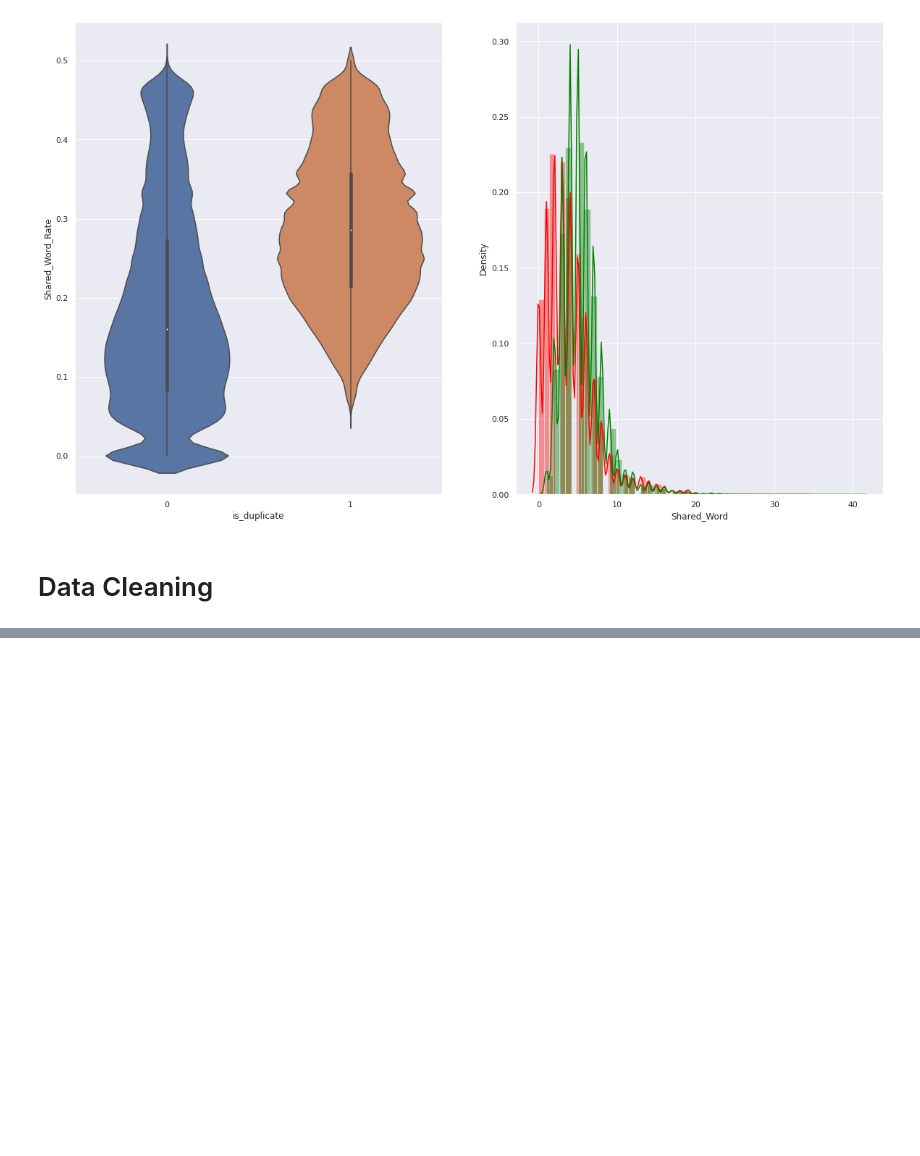
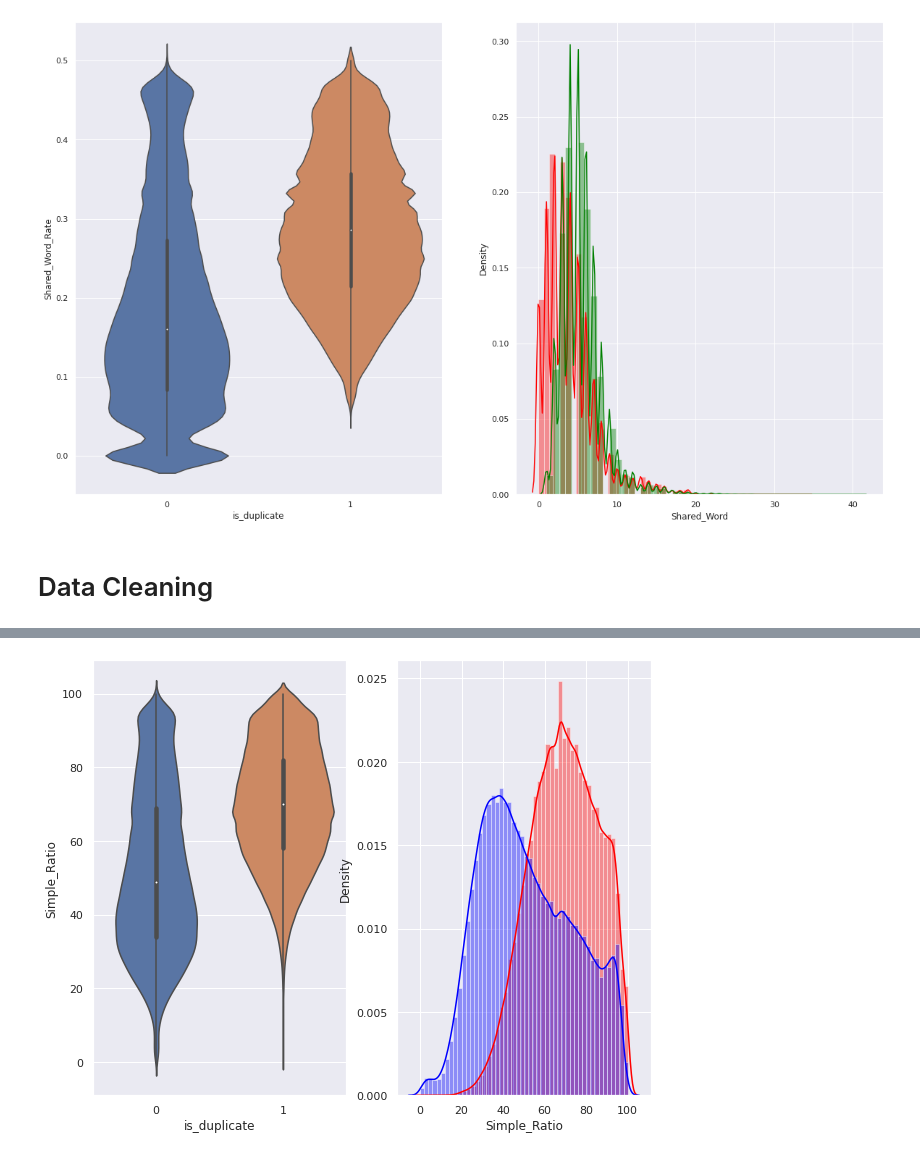
Before and after one commit to Ali-Fartoot/Kaggle, a Jupyter notebook: Quora-Question-Pairs/Quora_Question_Pairs.ipynb, the cells around one changed output, grey strips where cells are left out. Cells and saved outputs as stored; diff of their text form; code cells hidden in the pictures; blank space fills up the shorter version.

```diff
--- a/Quora-Question-Pairs/Quora_Question_Pairs.ipynb
+++ b/Quora-Question-Pairs/Quora_Question_Pairs.ipynb
@@ -413,0 +424,16 @@ train_data.sample(n=10)
+# %%
+stopwords= set(['the', 'i', 'me', 'my', 'myself', 'we', 'our', 'ours', 'ourselves', 'you', "you're", "you've",\
+            "you'll", "you'd", 'your', 'yours', 'yourself', 'yourselves', 'he', 'him', 'his', 'himself', \
+            'she', "she's", 'her', 'hers', 'herself', 'it', "it's", 'its', 'itself', 'they', 'them', 'their',\
+            'theirs', 'themselves', 'this', 'that', "that'll", 'these', 'those', \
+            'am', 'is', 'are', 'was', 'were', 'be', 'been', 'being', 'have', 'has', 'had', 'having', 'do', 'does', \
+            'did', 'doing', 'a', 'an', 'the', 'and', 'but', 'if', 'or', 'because', 'as', 'until', 'while', 'of', \
+            'at', 'by', 'for', 'with', 'about', 'against', 'between', 'into', 'through', 'during', 'before', 'after',\
+            'above', 'below', 'to', 'from', 'up', 'down', 'in', 'out', 'on', 'off', 'over', 'under', 'again', 'further',\
+            'then', 'once', 'here', 'there', 'all', 'any', 'both', 'each', 'few', 'more',\
+            'most', 'other', 'some', 'such', 'only', 'own', 'same', 'so', 'than', 'too', 'very', \
+            's', 't', 'can', 'will', 'just', 'don', "don't", 'should', "should've", 'now', 'd', 'll', 'm', 'o', 're', \
+            've', 'y', 'ain', 'aren', "aren't", 'couldn', "couldn't", 'didn', "didn't", 'doesn', "doesn't", 'hadn',\
+            "hadn't", 'hasn', "hasn't", 'haven', "haven't", 'isn', "isn't", 'ma', 'mightn', "mightn't", 'mustn',\
+            "mustn't", 'needn', "needn't", 'shan', "shan't", 'shouldn', "shouldn't", 'wasn', "wasn't", 'weren', "weren't", \
+            'won', "won't", 'wouldn', "wouldn't"])
@@ -413,0 +500,13 @@ train_data.sample(n=10)
+# %%
+# Distribution of the Simple_Ratio
+plt.figure(figsize=(10, 8))
+
+plt.subplot(1,2,1)
+sns.violinplot(x = 'is_duplicate', y = 'Simple_Ratio', data = train_data[0:] , )
+
+plt.subplot(1,2,2)
+sns.distplot(train_data[train_data['is_duplicate'] == 1.0]['Simple_Ratio'][0:] , label = "1", color = 'red')
+sns.distplot(train_data[train_data['is_duplicate'] == 0.0]['Simple_Ratio'][0:] , label = "0" , color = 'blue' )
+plt.show()
+# %% [output]
+[figure, added]
```
Also changed, not shown: parts of 15 cells of this notebook.
